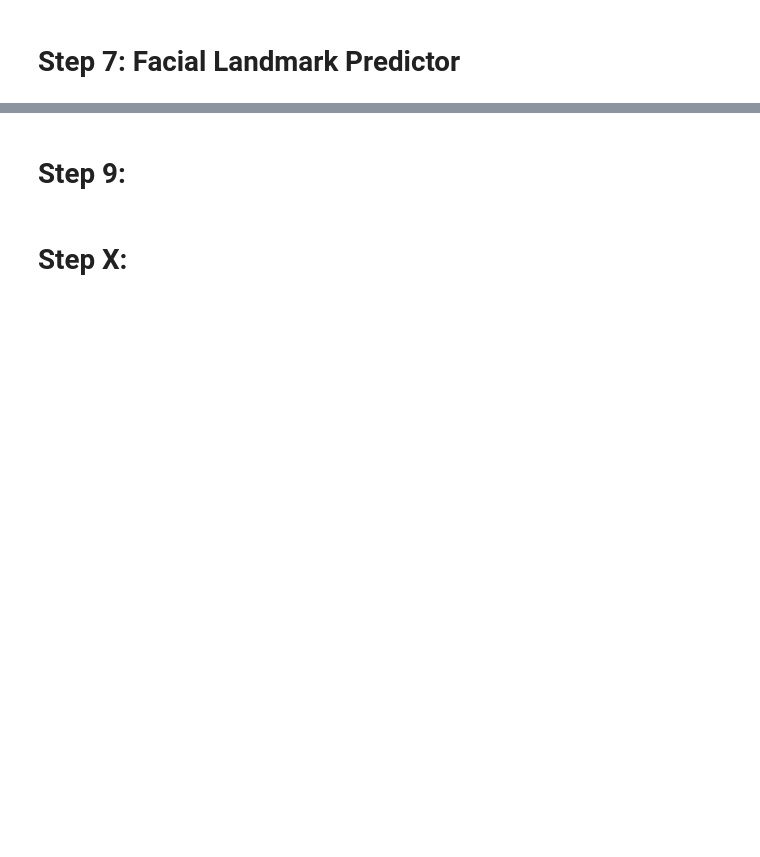
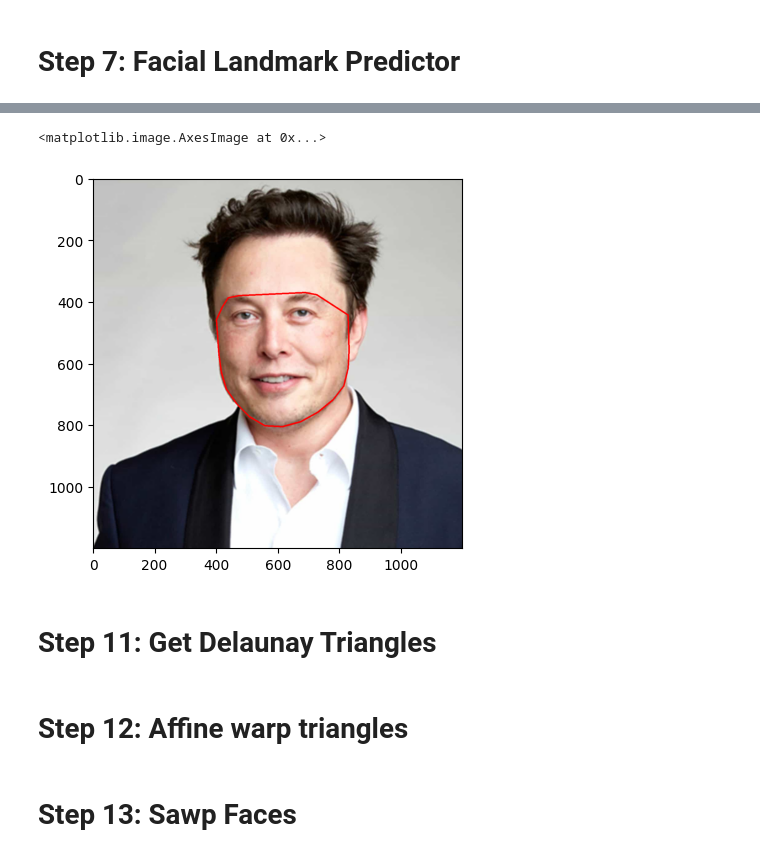
Before and after one commit to AsadiAhmad/Face-Swap, a Jupyter notebook: Code/Face_Swap.ipynb, the cells around one changed output, grey strips where cells are left out. Cells and saved outputs as stored; diff of their text form; code cells hidden in the pictures; blank space fills up the shorter version.

```diff
--- a/Code/Face_Swap.ipynb
+++ b/Code/Face_Swap.ipynb
@@ -121,0 +150,7 @@ plt.imshow(elon_musk_facial_landmark[...,::-1])
+# %%
+plt.imshow(convex_hull_elon_musk[...,::-1])
+# %% [output]
+<matplotlib.image.AxesImage at 0x...>
+[figure, added]
+# %% [markdown]
+# Step 11: Get Delaunay Triangles
@@ -121,0 +187,2 @@ plt.imshow(elon_musk_facial_landmark[...,::-1])
+# %% [markdown]
+# Step 12: Affine warp triangles
@@ -122,4 +211,2 @@ plt.imshow(elon_musk_facial_landmark[...,::-1])
 # %% [markdown]
-# Step 9:
+# Step 13: Sawp Faces
-# %% [markdown]
-# Step X:
```
Also changed, not shown: parts of 25 cells of this notebook.
